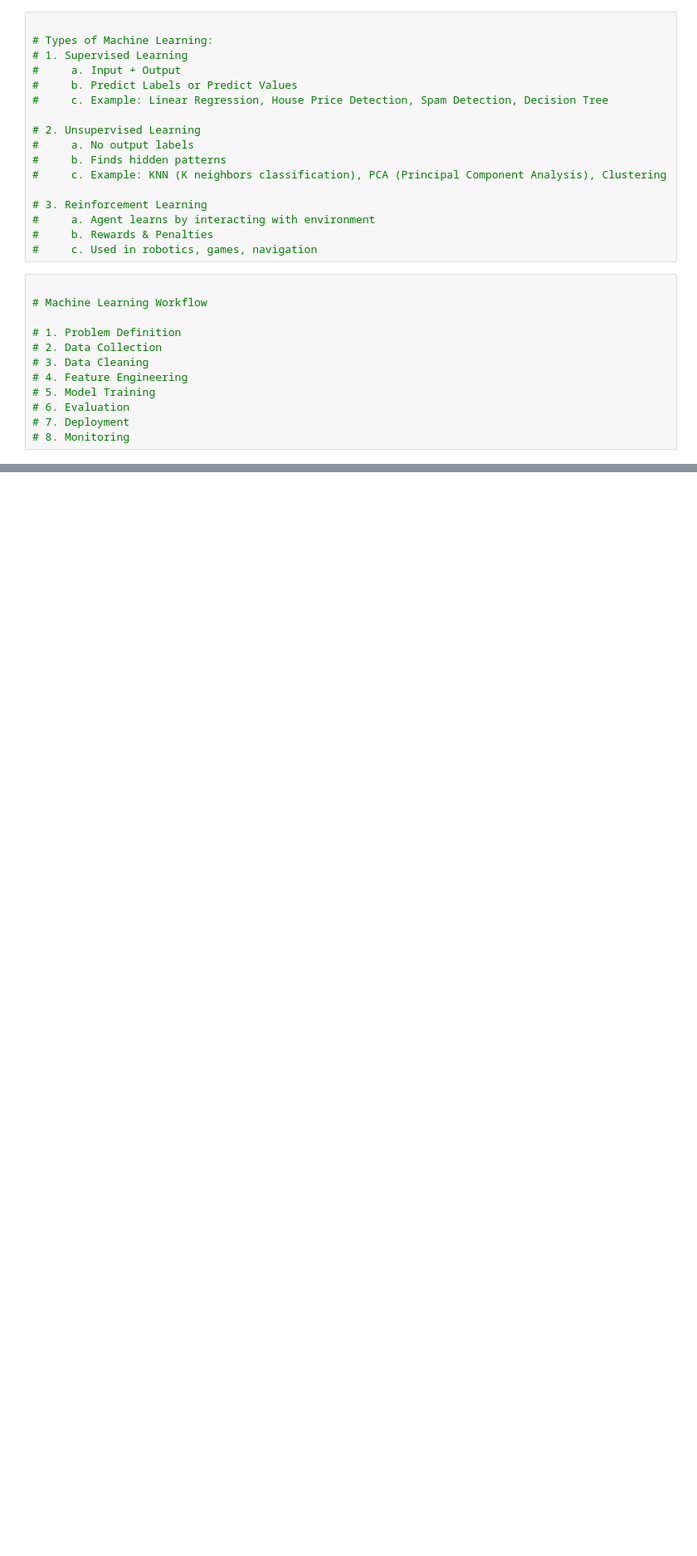
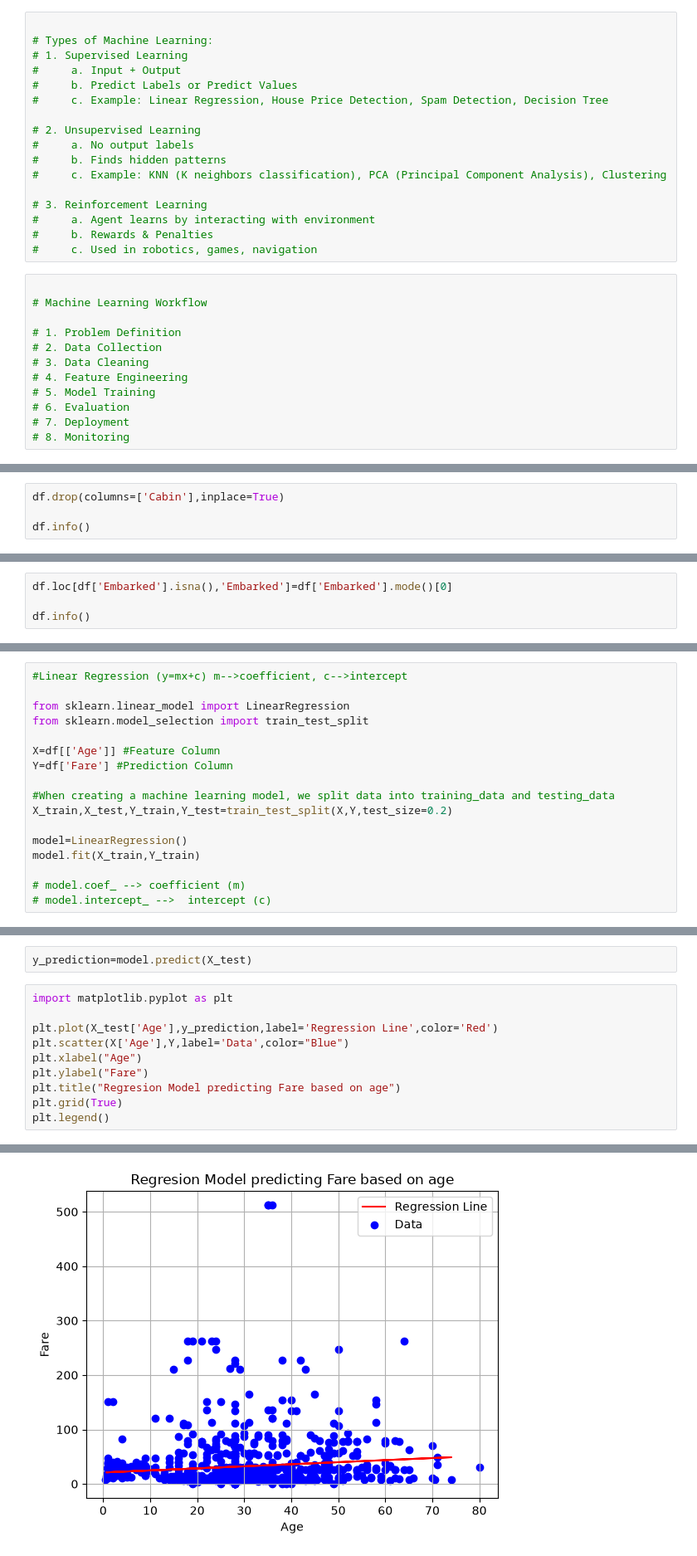
Before and after one commit to Canary7725/data_science_and_ml_using_python_training, a Jupyter notebook: machine_learning/intro.ipynb, the cells around one changed output, grey strips where cells are left out. Shown at 83% size. Drawn from its saved outputs; the diff is of its cells as text; blank space fills up the shorter version.

Commit message:
Linear Regression model

```diff
--- a/machine_learning/intro.ipynb
+++ b/machine_learning/intro.ipynb
@@ -46,0 +112,4 @@
+# %%
+df.drop(columns=['Cabin'],inplace=True)
+
+df.info()
@@ -46,0 +137,4 @@
+# %%
+df.loc[df['Embarked'].isna(),'Embarked']=df['Embarked'].mode()[0]
+
+df.info()
@@ -46,0 +160,17 @@
+# %%
+#Linear Regression (y=mx+c) m-->coefficient, c-->intercept
+
+from sklearn.linear_model import LinearRegression
+from sklearn.model_selection import train_test_split
+
+X=df[['Age']] #Feature Column
+Y=df['Fare'] #Prediction Column
+
+#When creating a machine learning model, we split data into training_data and testing_data
+X_train,X_test,Y_train,Y_test=train_test_split(X,Y,test_size=0.2)
+
+model=LinearRegression()
+model.fit(X_train,Y_train)
+
+# model.coef_ --> coefficient (m)
+# model.intercept_ -->  intercept (c)
@@ -46,0 +183,13 @@
+# %%
+y_prediction=model.predict(X_test)
+# %%
+import matplotlib.pyplot as plt
+
+plt.plot(X_test['Age'],y_prediction,label='Regression Line',color='Red')
+plt.scatter(X['Age'],Y,label='Data',color="Blue")
+plt.xlabel("Age")
+plt.ylabel("Fare")
+plt.title("Regresion Model predicting Fare based on age")
+plt.grid(True)
+plt.legend()
+# %% [output]
@@ -46,0 +197 @@
+[figure, added]
```
Also changed, not shown: parts of 9 cells of this notebook, 2 other files.
